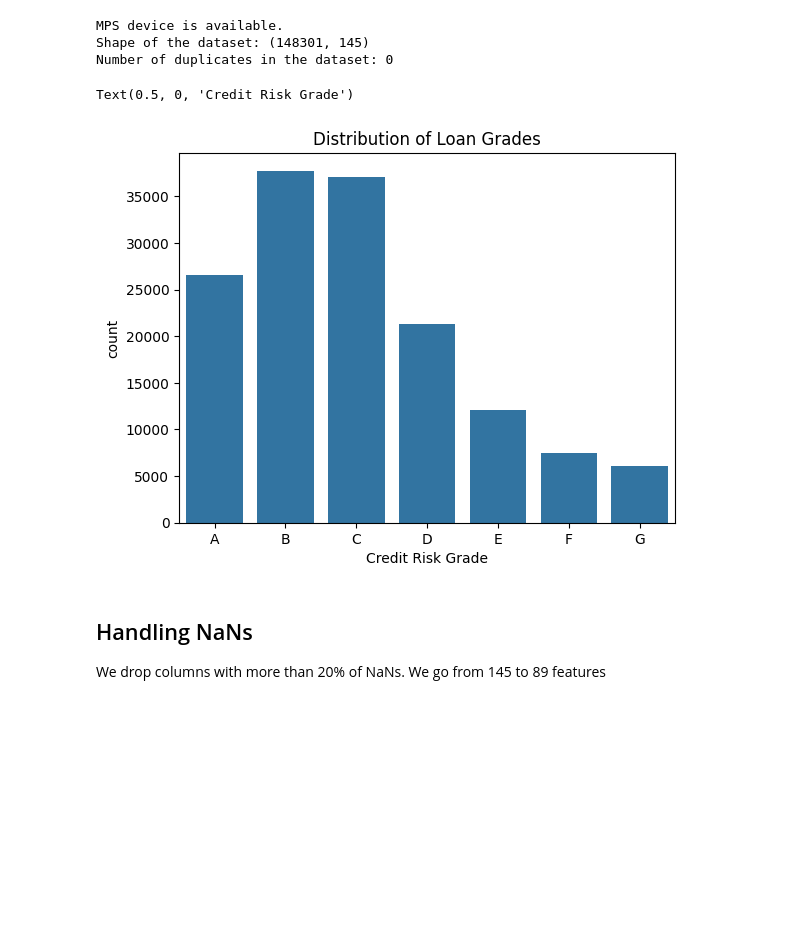
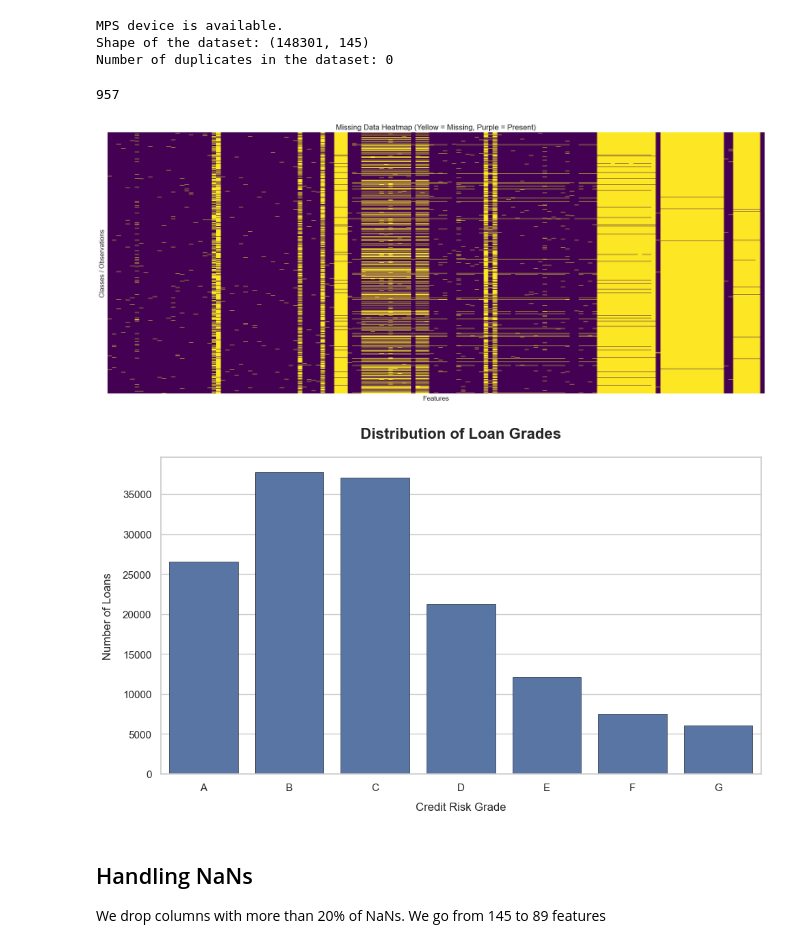
Before and after one commit to gekoxyz/unibo-data-analytics, a Jupyter notebook: train.ipynb, the cells around one changed output. Drawn from its saved outputs; the diff is of its cells as text; code cells hidden in the pictures; blank space fills up the shorter version.

```diff
--- a/train.ipynb
+++ b/train.ipynb
@@ -53,16 +53,50 @@ print(f"Number of duplicates in the dataset: {duplicates.shape[0]}")
 MPS device is available.
 Shape of the dataset: (148301, 145)
 Number of duplicates in the dataset: 0
-# %%
-# Get the different types of credit risk, and its distribution
-grade_types = sorted(dataset['grade'].unique())
-
-sns.countplot(data=dataset, x='grade', order=grade_types)
-plt.title('Distribution of Loan Grades')
-plt.xlabel('Credit Risk Grade')
-# %% [output]
-Text(0.5, 0, 'Credit Risk Grade')
-[figure, removed]
+# %%
+print(dataset["loan_contract_interest_rate"].isna().sum())
+# %% [output]
+957
+# %%
+plt.figure(figsize=(25, 10))
+
+ax = sns.heatmap(
+    dataset.isnull(),
+    cbar=False,
+    yticklabels=False,
+    cmap='viridis',
+    xticklabels=False
+)
+
+# Add the axis labels
+ax.set_xlabel('Features', fontsize=14)
+ax.set_ylabel('Classes / Observations', fontsize=14)
+
+# Add the title
+plt.title('Missing Data Heatmap (Yellow = Missing, Purple = Present)', fontsize=16)
+
+plt.show()
+# %% [output]
+[figure, added]
+# %%
+plt.figure(figsize=(10, 6))
+grade_types = sorted(dataset['grade'].unique())
+ax = sns.countplot(
+    data=dataset,
+    x='grade',
+    order=grade_types,
+    edgecolor='black',
+    linewidth=0.4
+)
+
+plt.title('Distribution of Loan Grades', fontsize=16, pad=20, fontweight='bold')
+plt.xlabel('Credit Risk Grade', fontsize=12, labelpad=10)
+plt.ylabel('Number of Loans', fontsize=12, labelpad=10)
+
+plt.tight_layout()
+plt.show()
+# %% [output]
+[figure, added]
 # %% [markdown]
 ## Handling NaNs
 We drop columns with more than 20% of NaNs. We go from 145 to 89 features
```
Also changed, not shown: parts of 12 cells of this notebook, 14 other files.
